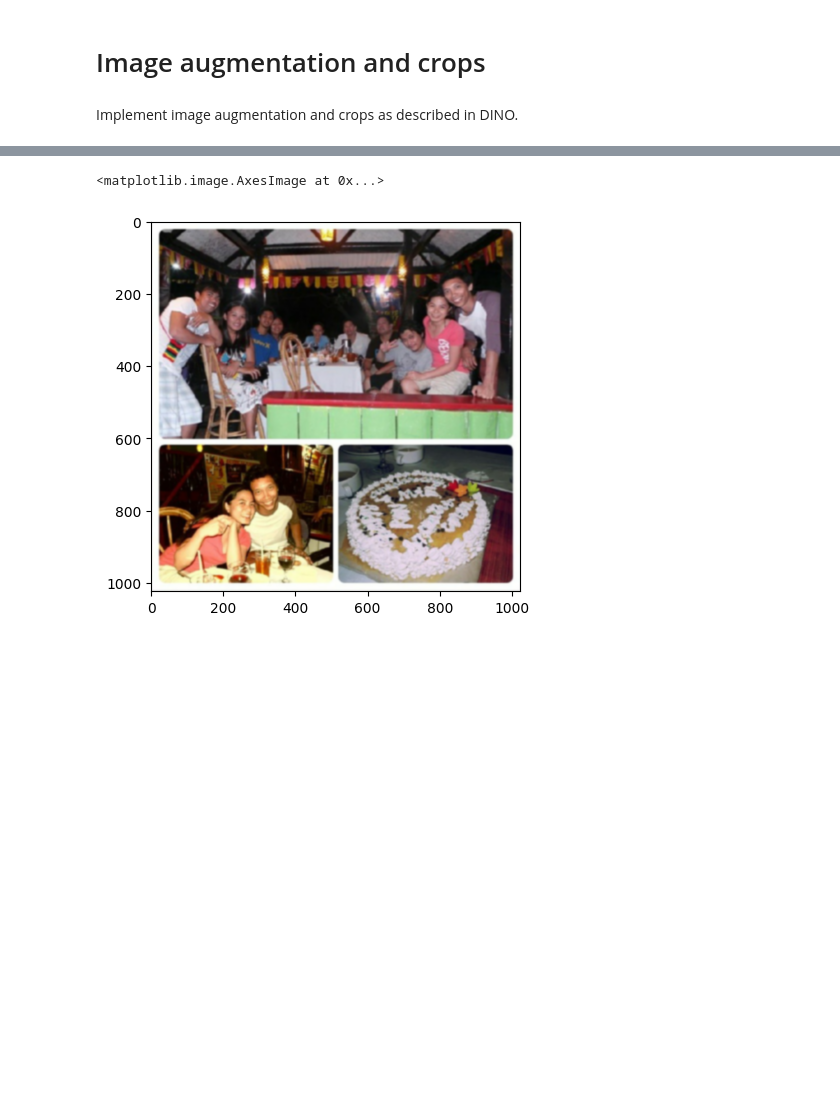
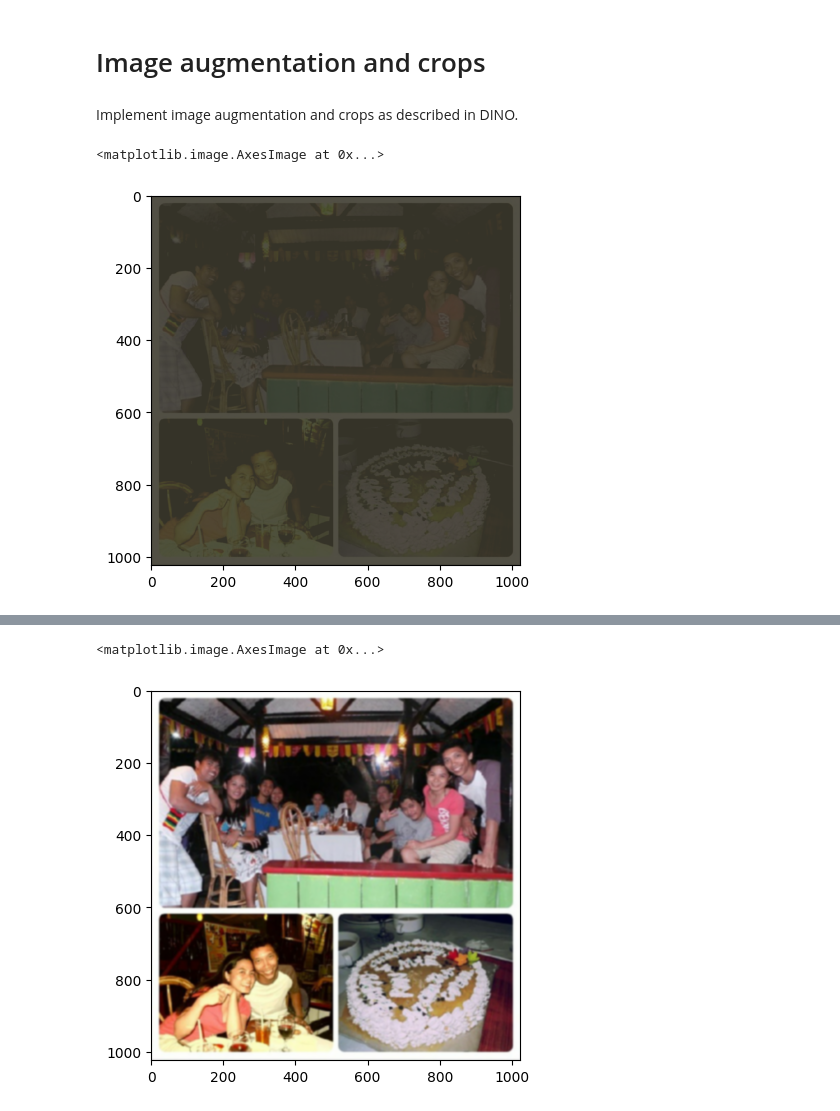
Before and after one commit to dubstepenjoyer/dvfu_tasks, a Jupyter notebook: feature_extraction.ipynb, the cells around one changed output, grey strips where cells are left out. Saved outputs shown, nothing was run; the diff lists cells and outputs as text; code cells hidden in the pictures; blank space fills up the shorter version.

```diff
--- a/feature_extraction.ipynb
+++ b/feature_extraction.ipynb
@@ -147,2 +129,8 @@ def dino_augmentation(image, global_crops_scale=(0.14, 1), local_crops_scale=(0.
 # %%
 image1 = tf.io.decode_image(tf.io.read_file('data/000002b66c9c498e.jpg'))
+# %%
+image = color_transform(image1)
+plt.imshow(image.numpy())
+# %% [output]
+<matplotlib.image.AxesImage at 0x...>
+[figure, added]
```
Also changed, not shown: parts of 16 cells of this notebook.
